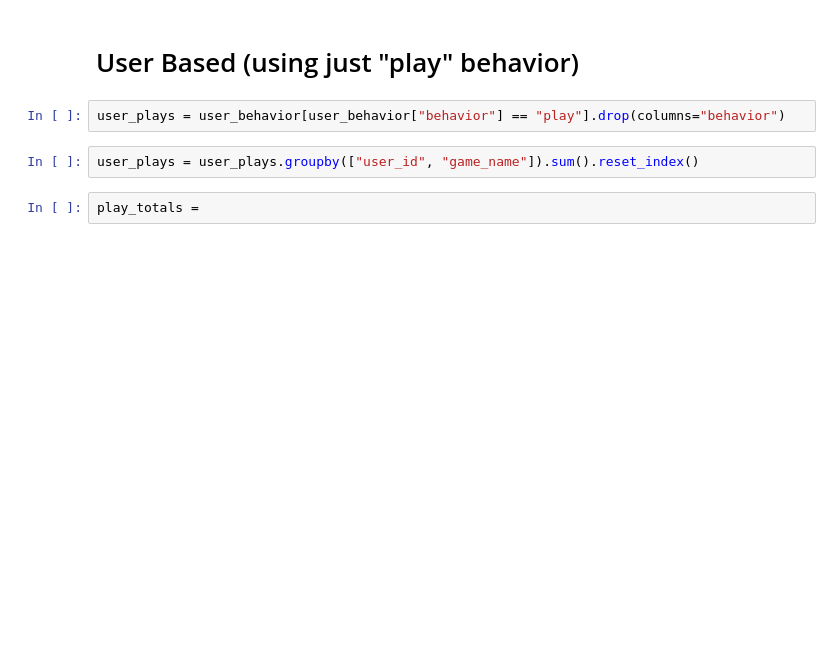
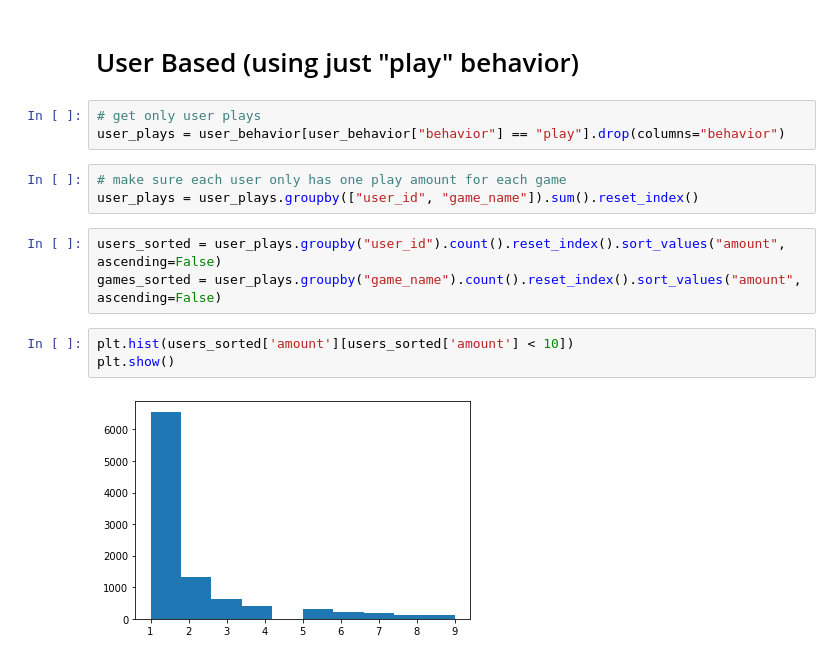
Before and after one commit to chris-gomes/steam-game-recommendations, a Jupyter notebook: Collaborative.ipynb, the cells around one changed output. Drawn from its saved outputs; the diff is of its cells as text; blank space fills up the shorter version.

```diff
--- a/Collaborative.ipynb
+++ b/Collaborative.ipynb
@@ -9,8 +12,16 @@ user_behavior.columns = ["user_id", "game_name", "behavior", "amount"]
 # %% [markdown]
 # User Based (using just "play" behavior)
 # %%
+# get only user plays
 user_plays = user_behavior[user_behavior["behavior"] == "play"].drop(columns="behavior")
-# %%
-user_plays = user_plays.groupby(["user_id", "game_name"]).sum().reset_index()
-# %%
-play_totals =
+# %%
+# make sure each user only has one play amount for each game
+user_plays = user_plays.groupby(["user_id", "game_name"]).sum().reset_index()
+# %%
+users_sorted = user_plays.groupby("user_id").count().reset_index().sort_values("amount", ascending=False)
+games_sorted = user_plays.groupby("game_name").count().reset_index().sort_values("amount", ascending=False)
+# %%
+plt.hist(users_sorted['amount'][users_sorted['amount'] < 10])
+plt.show()
+# %% [output]
+[figure, added]
```
Also changed, not shown: parts of 15 cells of this notebook.
